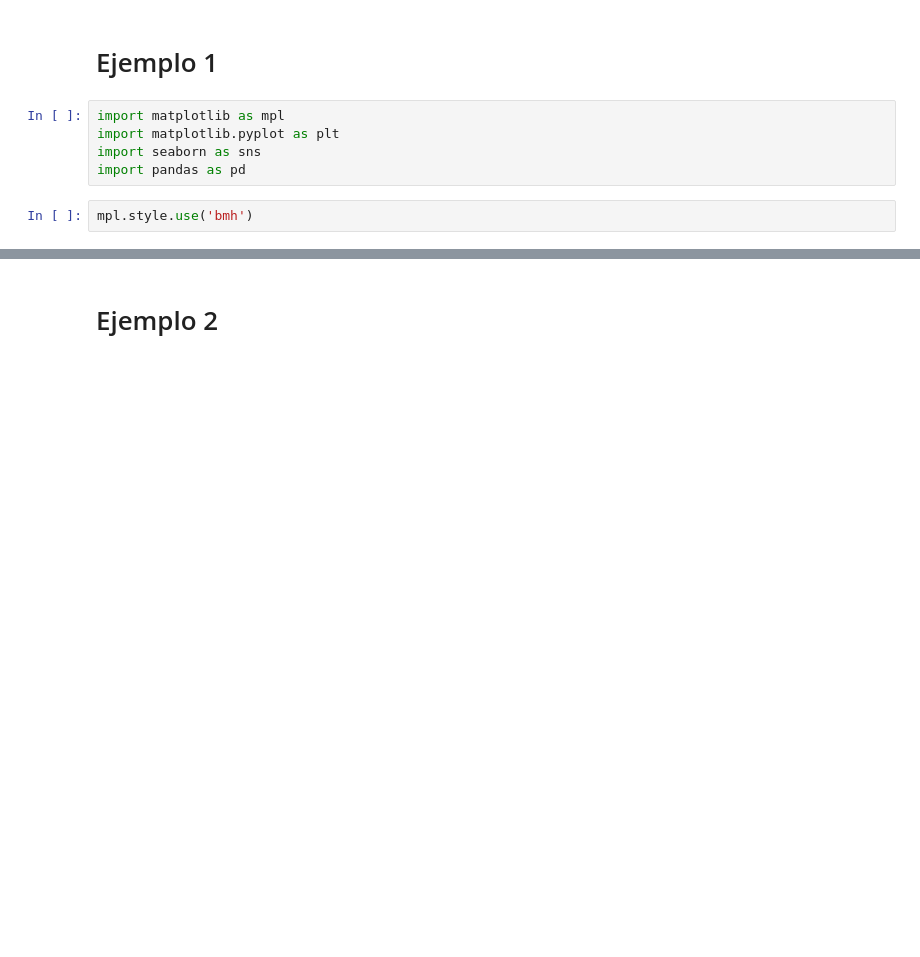
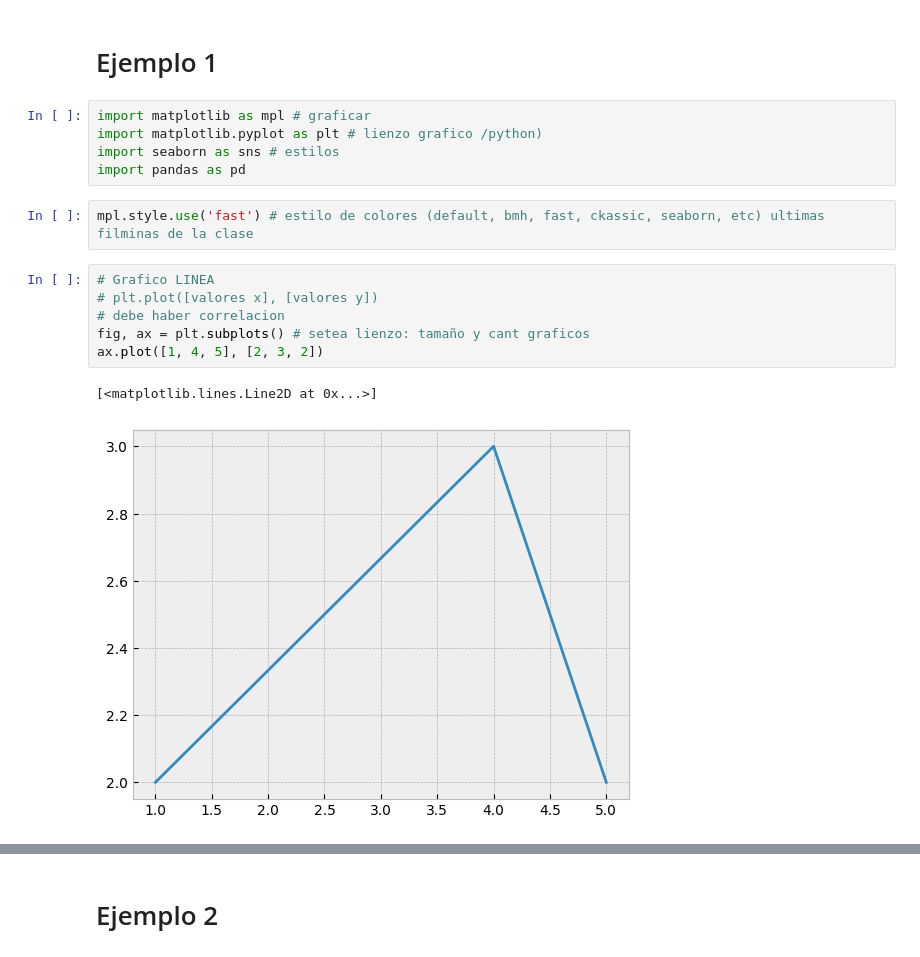
Before and after one commit to gustsirt/dataScience, a Jupyter notebook: Clase_08 VISUALIZACIONES PARTE 1.ipynb, the cells around one changed output, grey strips where cells are left out. Cells and saved outputs as stored; diff of their text form; blank space fills up the shorter version.

```diff
--- a/Clase_08 VISUALIZACIONES PARTE 1.ipynb
+++ b/Clase_08 VISUALIZACIONES PARTE 1.ipynb
@@ -1,10 +1,19 @@
 # %% [markdown]
 # Ejemplo 1
 # %%
-import matplotlib as mpl
-import matplotlib.pyplot as plt
-import seaborn as sns
+import matplotlib as mpl # graficar
+import matplotlib.pyplot as plt # lienzo grafico /python)
+import seaborn as sns # estilos
 import pandas as pd
-# %%
-mpl.style.use('bmh')
+# %%
+mpl.style.use('fast') # estilo de colores (default, bmh, fast, ckassic, seaborn, etc) ultimas filminas de la clase
+# %%
+# Grafico LINEA
+# plt.plot([valores x], [valores y])
+# debe haber correlacion
+fig, ax = plt.subplots() # setea lienzo: tamaño y cant graficos
+ax.plot([1, 4, 5], [2, 3, 2])
+# %% [output]
+[<matplotlib.lines.Line2D at 0x...>]
+[figure, added]
 # %%
```
Also changed, not shown: parts of 5 cells of this notebook, 8 other files.
